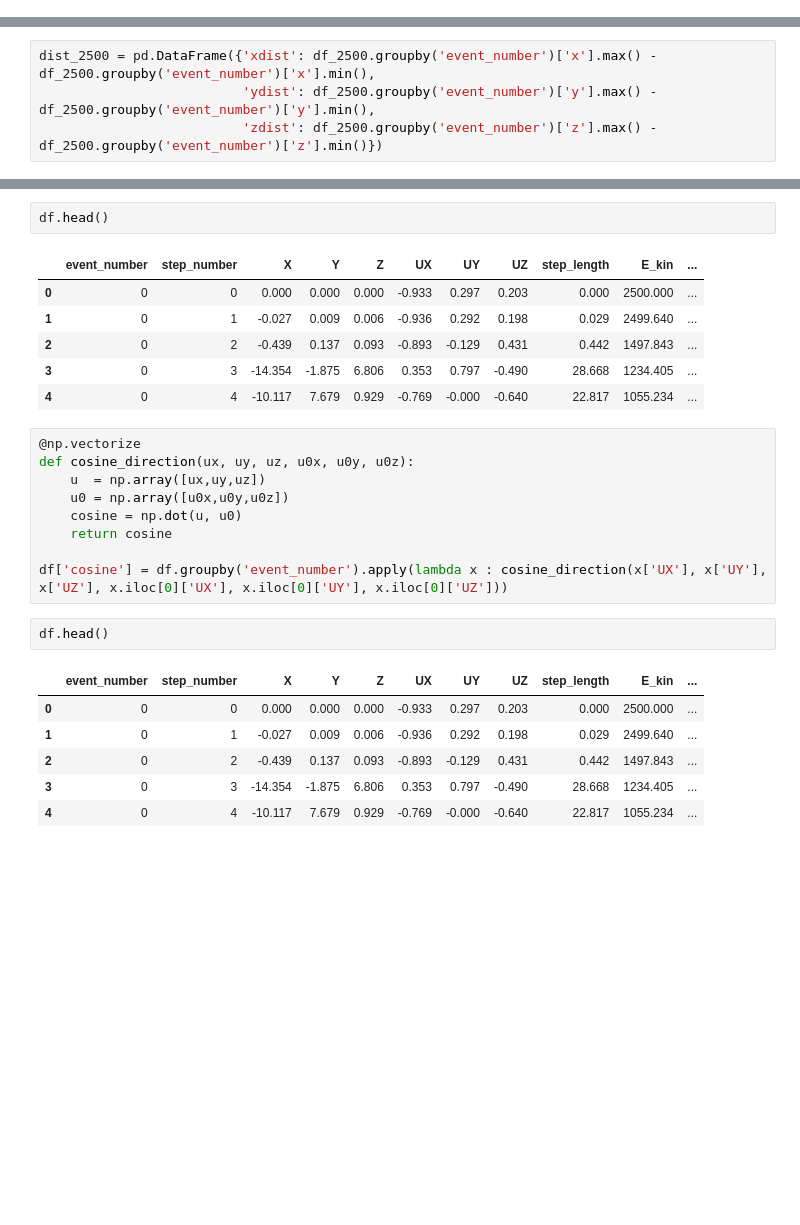
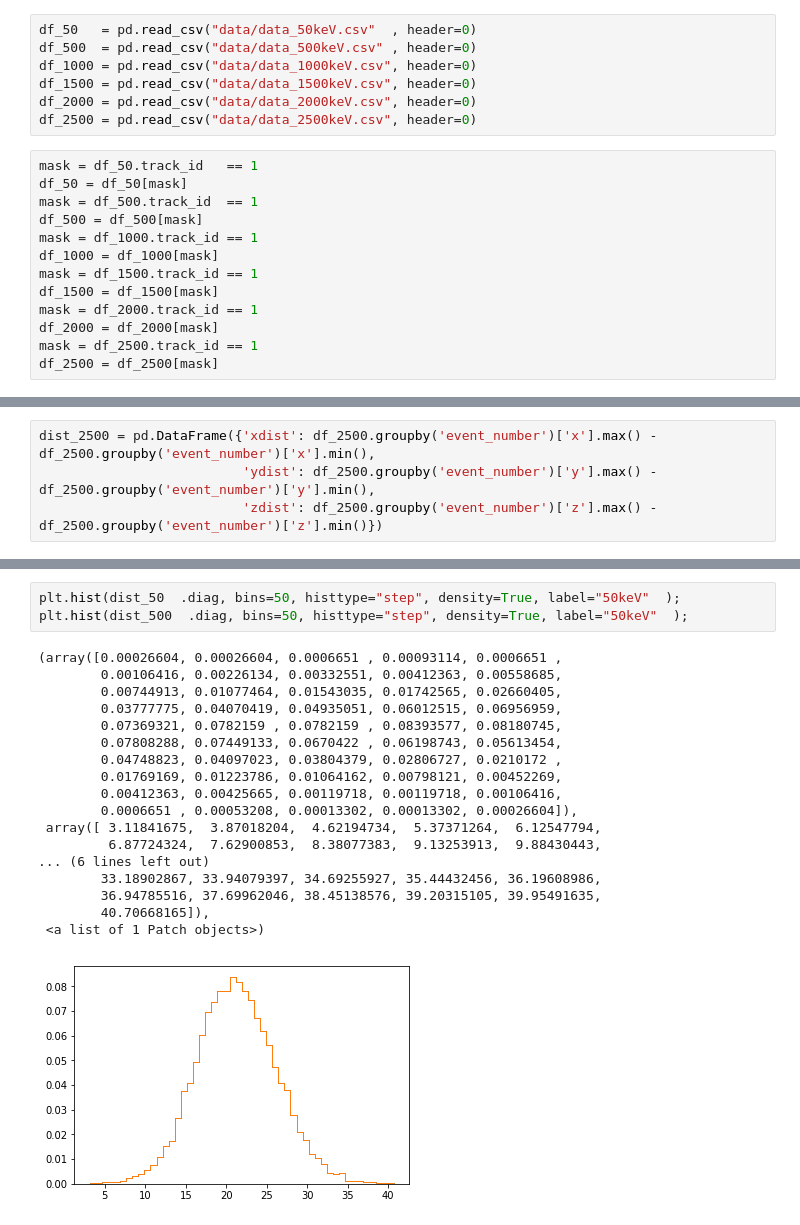
Before and after one commit to MiryamMV/e_msc, a Jupyter notebook: comp_energies.ipynb, the cells around one changed output, grey strips where cells are left out. Drawn from its saved outputs; the diff is of its cells as text; blank space fills up the shorter version.

Commit message:
Changes in programs for not limited data.

```diff
--- a/comp_energies.ipynb
+++ b/comp_energies.ipynb
@@ -25,3 +8,23 @@ FileNotFoundError: File b'home/miryam/G4Basic/data_50keV.csv' does not exist
+# %%
+df_50   = pd.read_csv("data/data_50keV.csv"  , header=0)
+df_500  = pd.read_csv("data/data_500keV.csv" , header=0)
+df_1000 = pd.read_csv("data/data_1000keV.csv", header=0)
+df_1500 = pd.read_csv("data/data_1500keV.csv", header=0)
+df_2000 = pd.read_csv("data/data_2000keV.csv", header=0)
+df_2500 = pd.read_csv("data/data_2500keV.csv", header=0)
+# %%
+mask = df_50.track_id   == 1
+df_50 = df_50[mask]
+mask = df_500.track_id  == 1
+df_500 = df_500[mask]
+mask = df_1000.track_id == 1
+df_1000 = df_1000[mask]
+mask = df_1500.track_id == 1
+df_1500 = df_1500[mask]
+mask = df_2000.track_id == 1
+df_2000 = df_2000[mask]
+mask = df_2500.track_id == 1
+df_2500 = df_2500[mask]
 # %%
 dist_50 = pd.DataFrame({'xdist': df_50.groupby('event_number')['x'].max() - df_50.groupby('event_number')['x'].min(),
                         'ydist': df_50.groupby('event_number')['y'].max() - df_50.groupby('event_number')['y'].min(),
@@ -72,27 +77,22 @@ plt.ylabel("Frequency")
-# %%
-df.head()
-# %% [output]
-|  | event_number | step_number | X | Y | Z | UX | UY | UZ | step_length | E_kin | ... |
-| 0 | 0 | 0 | 0.000 | 0.000 | 0.000 | -0.933 | 0.297 | 0.203 | 0.000 | 2500.000 | ... |
-| 1 | 0 | 1 | -0.027 | 0.009 | 0.006 | -0.936 | 0.292 | 0.198 | 0.029 | 2499.640 | ... |
-| 2 | 0 | 2 | -0.439 | 0.137 | 0.093 | -0.893 | -0.129 | 0.431 | 0.442 | 1497.843 | ... |
-| 3 | 0 | 3 | -14.354 | -1.875 | 6.806 | 0.353 | 0.797 | -0.490 | 28.668 | 1234.405 | ... |
-| 4 | 0 | 4 | -10.117 | 7.679 | 0.929 | -0.769 | -0.000 | -0.640 | 22.817 | 1055.234 | ... |
-# %%
-@np.vectorize
-def cosine_direction(ux, uy, uz, u0x, u0y, u0z):
-    u  = np.array([ux,uy,uz])
-    u0 = np.array([u0x,u0y,u0z])
-    cosine = np.dot(u, u0)
-    return cosine
-
-df['cosine'] = df.groupby('event_number').apply(lambda x : cosine_direction(x['UX'], x['UY'], x['UZ'], x.iloc[0]['UX'], x.iloc[0]['UY'], x.iloc[0]['UZ']))
-# %%
-df.head()
-# %% [output]
-|  | event_number | step_number | X | Y | Z | UX | UY | UZ | step_length | E_kin | ... |
-| 0 | 0 | 0 | 0.000 | 0.000 | 0.000 | -0.933 | 0.297 | 0.203 | 0.000 | 2500.000 | ... |
-| 1 | 0 | 1 | -0.027 | 0.009 | 0.006 | -0.936 | 0.292 | 0.198 | 0.029 | 2499.640 | ... |
-| 2 | 0 | 2 | -0.439 | 0.137 | 0.093 | -0.893 | -0.129 | 0.431 | 0.442 | 1497.843 | ... |
-| 3 | 0 | 3 | -14.354 | -1.875 | 6.806 | 0.353 | 0.797 | -0.490 | 28.668 | 1234.405 | ... |
-| 4 | 0 | 4 | -10.117 | 7.679 | 0.929 | -0.769 | -0.000 | -0.640 | 22.817 | 1055.234 | ... |
+# %%
+plt.hist(dist_50  .diag, bins=50, histtype="step", density=True, label="50keV"  );
+plt.hist(dist_500  .diag, bins=50, histtype="step", density=True, label="50keV"  );
+# %% [output]
+(array([0.00026604, 0.00026604, 0.0006651 , 0.00093114, 0.0006651 ,
+        0.00106416, 0.00226134, 0.00332551, 0.00412363, 0.00558685,
+        0.00744913, 0.01077464, 0.01543035, 0.01742565, 0.02660405,
+        0.03777775, 0.04070419, 0.04935051, 0.06012515, 0.06956959,
+        0.07369321, 0.0782159 , 0.0782159 , 0.08393577, 0.08180745,
+        0.07808288, 0.07449133, 0.0670422 , 0.06198743, 0.05613454,
+        0.04748823, 0.04097023, 0.03804379, 0.02806727, 0.0210172 ,
+        0.01769169, 0.01223786, 0.01064162, 0.00798121, 0.00452269,
+        0.00412363, 0.00425665, 0.00119718, 0.00119718, 0.00106416,
+        0.0006651 , 0.00053208, 0.00013302, 0.00013302, 0.00026604]),
+ array([ 3.11841675,  3.87018204,  4.62194734,  5.37371264,  6.12547794,
+         6.87724324,  7.62900853,  8.38077383,  9.13253913,  9.88430443,
+... (6 lines left out)
+        33.18902867, 33.94079397, 34.69255927, 35.44432456, 36.19608986,
+        36.94785516, 37.69962046, 38.45138576, 39.20315105, 39.95491635,
+        40.70668165]),
+ <a list of 1 Patch objects>)
+[figure, added]
```
Also changed, not shown: parts of 15 cells of this notebook, 2 other files.
